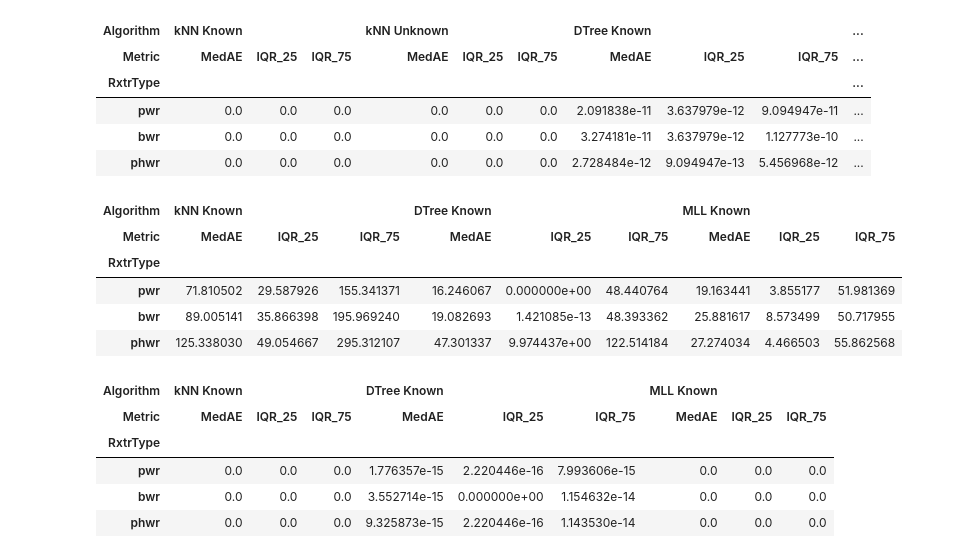
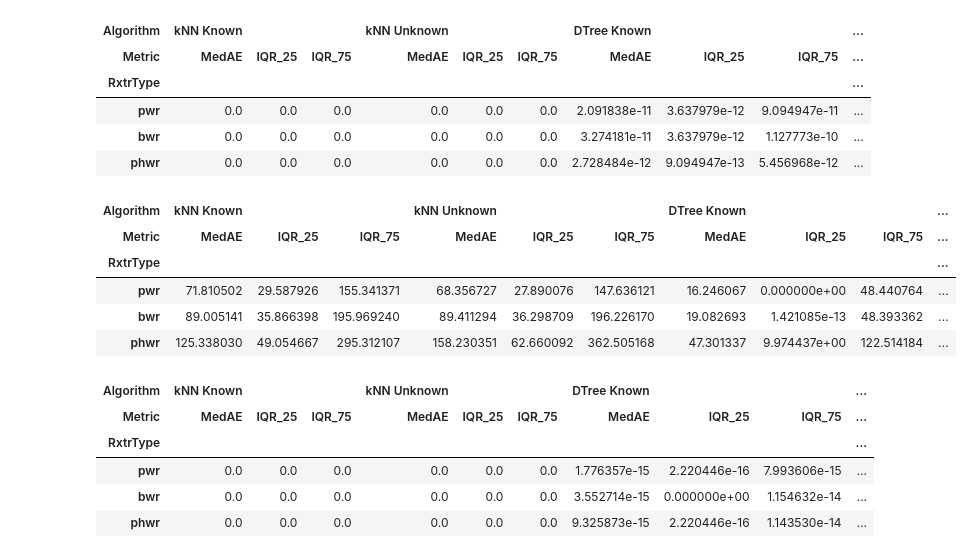
Before and after one commit to opotowsky/process_results, a Jupyter notebook: rxtr-type_mll_scikit_compare.ipynb, the cells around one changed output. Cells and saved outputs as stored; diff of their text form; code cells hidden in the pictures.

```diff
--- a/rxtr-type_mll_scikit_compare.ipynb
+++ b/rxtr-type_mll_scikit_compare.ipynb
@@ -89,20 +109,20 @@ df.loc['burnup', (algs, metlist)]
 | bwr | 0.0 | 0.0 | 0.0 | 0.0 | 0.0 | 0.0 | 3.274181e-11 | 3.637979e-12 | 1.127773e-10 | ... |
 | phwr | 0.0 | 0.0 | 0.0 | 0.0 | 0.0 | 0.0 | 2.728484e-12 | 9.094947e-13 | 5.456968e-12 | ... |
 # %%
-df1.loc['cooling', (algs, metlist)]
+df.loc['cooling', (algs, metlist)]
 # %% [output]
-| Algorithm | kNN Known |  |  | DTree Known |  |  | MLL Known |  |  |
-| Metric | MedAE | IQR_25 | IQR_75 | MedAE | IQR_25 | IQR_75 | MedAE | IQR_25 | IQR_75 |
-| RxtrType |  |  |  |  |  |  |  |  |  |
-| pwr | 71.810502 | 29.587926 | 155.341371 | 16.246067 | 0.000000e+00 | 48.440764 | 19.163441 | 3.855177 | 51.981369 |
-| bwr | 89.005141 | 35.866398 | 195.969240 | 19.082693 | 1.421085e-13 | 48.393362 | 25.881617 | 8.573499 | 50.717955 |
-| phwr | 125.338030 | 49.054667 | 295.312107 | 47.301337 | 9.974437e+00 | 122.514184 | 27.274034 | 4.466503 | 55.862568 |
+| Algorithm | kNN Known |  |  | kNN Unknown |  |  | DTree Known |  |  | ... |
+| Metric | MedAE | IQR_25 | IQR_75 | MedAE | IQR_25 | IQR_75 | MedAE | IQR_25 | IQR_75 | ... |
+| RxtrType |  |  |  |  |  |  |  |  |  | ... |
+| pwr | 71.810502 | 29.587926 | 155.341371 | 68.356727 | 27.890076 | 147.636121 | 16.246067 | 0.000000e+00 | 48.440764 | ... |
+| bwr | 89.005141 | 35.866398 | 195.969240 | 89.411294 | 36.298709 | 196.226170 | 19.082693 | 1.421085e-13 | 48.393362 | ... |
+| phwr | 125.338030 | 49.054667 | 295.312107 | 158.230351 | 62.660092 | 362.505168 | 47.301337 | 9.974437e+00 | 122.514184 | ... |
 # %%
-df1.loc['enrichment', (algs, metlist)]
+df.loc['enrichment', (algs, metlist)]
 # %% [output]
-| Algorithm | kNN Known |  |  | DTree Known |  |  | MLL Known |  |  |
-| Metric | MedAE | IQR_25 | IQR_75 | MedAE | IQR_25 | IQR_75 | MedAE | IQR_25 | IQR_75 |
-| RxtrType |  |  |  |  |  |  |  |  |  |
-| pwr | 0.0 | 0.0 | 0.0 | 1.776357e-15 | 2.220446e-16 | 7.993606e-15 | 0.0 | 0.0 | 0.0 |
-| bwr | 0.0 | 0.0 | 0.0 | 3.552714e-15 | 0.000000e+00 | 1.154632e-14 | 0.0 | 0.0 | 0.0 |
-| phwr | 0.0 | 0.0 | 0.0 | 9.325873e-15 | 2.220446e-16 | 1.143530e-14 | 0.0 | 0.0 | 0.0 |
+| Algorithm | kNN Known |  |  | kNN Unknown |  |  | DTree Known |  |  | ... |
+| Metric | MedAE | IQR_25 | IQR_75 | MedAE | IQR_25 | IQR_75 | MedAE | IQR_25 | IQR_75 | ... |
+| RxtrType |  |  |  |  |  |  |  |  |  | ... |
+| pwr | 0.0 | 0.0 | 0.0 | 0.0 | 0.0 | 0.0 | 1.776357e-15 | 2.220446e-16 | 7.993606e-15 | ... |
+| bwr | 0.0 | 0.0 | 0.0 | 0.0 | 0.0 | 0.0 | 3.552714e-15 | 0.000000e+00 | 1.154632e-14 | ... |
+| phwr | 0.0 | 0.0 | 0.0 | 0.0 | 0.0 | 0.0 | 9.325873e-15 | 2.220446e-16 | 1.143530e-14 | ... |
```
Also changed, not shown: parts of 5 cells of this notebook, 2 other files.
